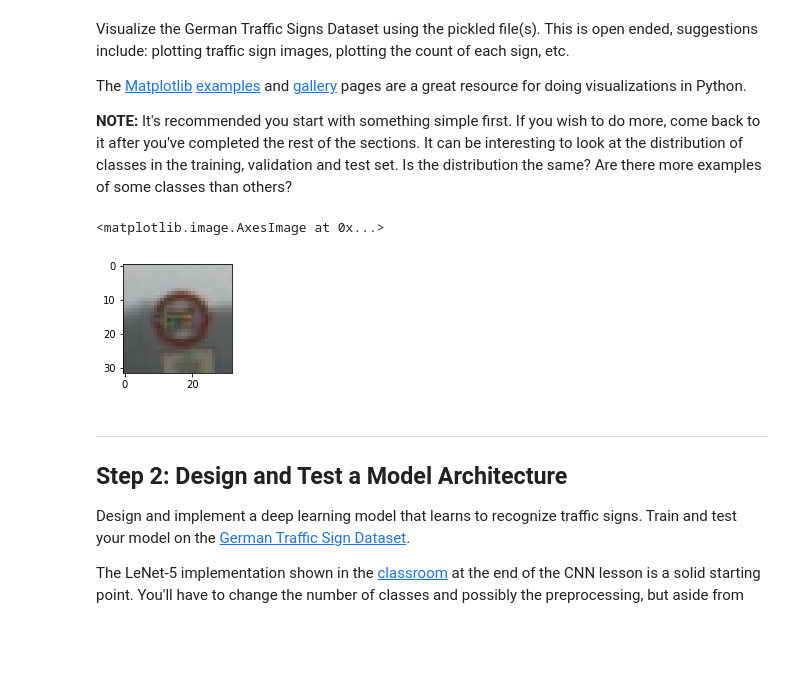
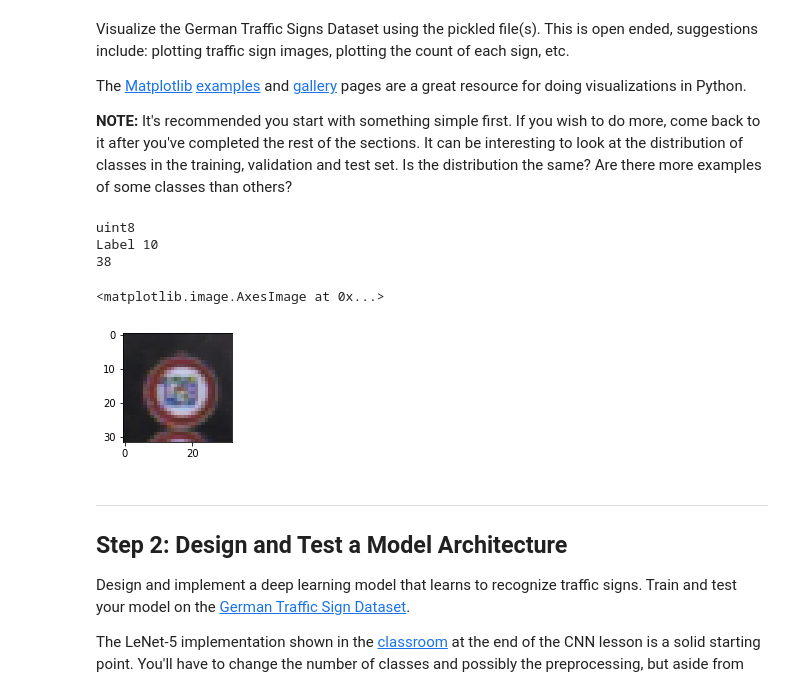
Before and after one commit to qingyouzhao/CarND-Traffic-Sign-Classifier-Project, a Jupyter notebook: Traffic_Sign_Classifier.ipynb, the cells around one changed output. Saved outputs shown, nothing was run; the diff lists cells and outputs as text; code cells hidden in the pictures; blank space fills up the shorter version.

```diff
--- a/Traffic_Sign_Classifier.ipynb
+++ b/Traffic_Sign_Classifier.ipynb
@@ -109,18 +109,26 @@ The [Matplotlib](http://matplotlib.org/) [examples](http://matplotlib.org/exampl
 # %%
 ### Data exploration visualization code goes here.
 ### Feel free to use as many code cells as needed.
 
 # Visualizations will be shown in the notebook.
 %matplotlib inline
 index = random.randint(0,n_train)
 image = X_train[index]
+label = y_train[index]
 
+print(image[0].dtype)
+print("Label {0}".format(label))
+print(image[0,0,0])
 plt.figure(figsize=(2,2))
 plt.imshow(image, cmap='brg')
+
 # TODO: visualize a random image of each label as an example
 # %% [output]
-<matplotlib.image.AxesImage at 0x...>
+uint8
+Label 10
+38
+<matplotlib.image.AxesImage at 0x...>
-[figure, old version]
+[figure, new version]
 # %% [markdown]
 ----
 
```
Also changed, not shown: parts of 10 cells of this notebook, 1 other file.
